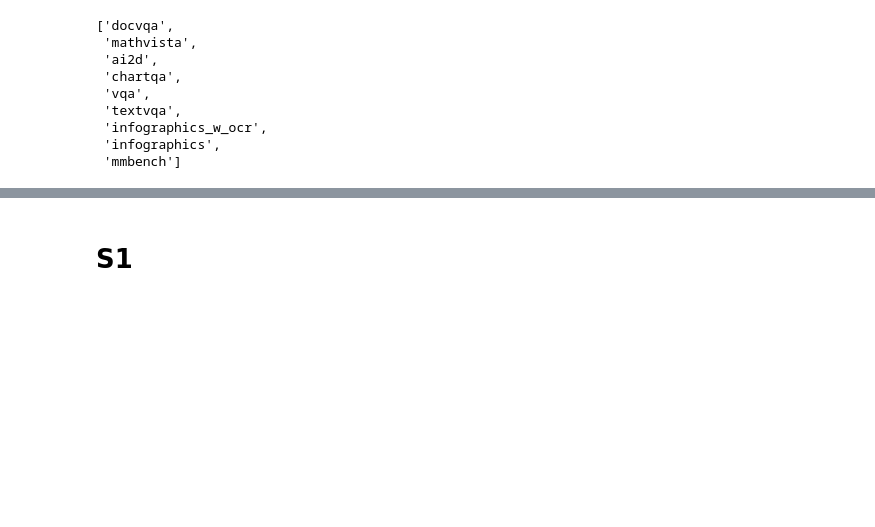
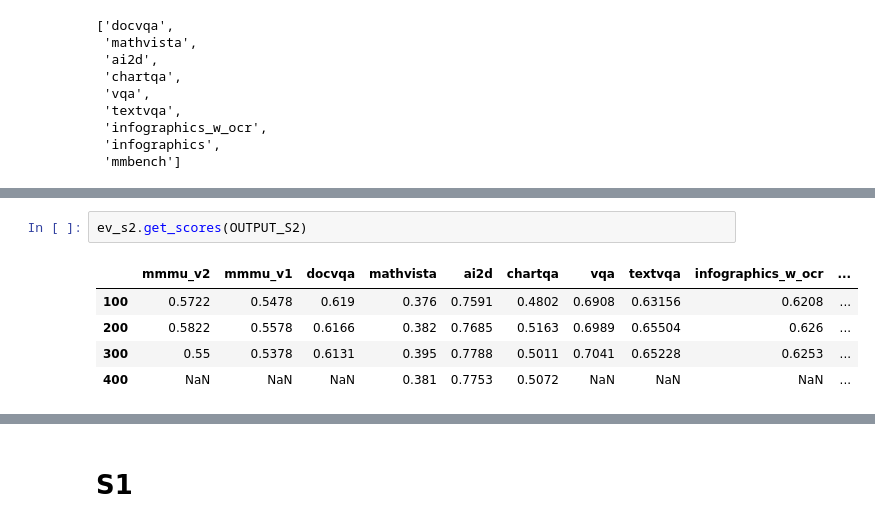
Before and after one commit to harrytranx/experiments, a Jupyter notebook: eval_mm10.ipynb, the cells around one changed output, grey strips where cells are left out. Saved outputs shown, nothing was run; the diff lists cells and outputs as text; blank space fills up the shorter version.

```diff
--- a/eval_mm10.ipynb
+++ b/eval_mm10.ipynb
@@ -52,0 +81,8 @@ Running on host:  submit-1
+# %%
+ev_s2.get_scores(OUTPUT_S2)
+# %% [output]
+|  | mmmu_v2 | mmmu_v1 | docvqa | mathvista | ai2d | chartqa | vqa | textvqa | infographics_w_ocr | ... |
+| 100 | 0.5722 | 0.5478 | 0.619 | 0.376 | 0.7591 | 0.4802 | 0.6908 | 0.63156 | 0.6208 | ... |
+| 200 | 0.5822 | 0.5578 | 0.6166 | 0.382 | 0.7685 | 0.5163 | 0.6989 | 0.65504 | 0.626 | ... |
+| 300 | 0.55 | 0.5378 | 0.6131 | 0.395 | 0.7788 | 0.5011 | 0.7041 | 0.65228 | 0.6253 | ... |
+| 400 | NaN | NaN | NaN | 0.381 | 0.7753 | 0.5072 | NaN | NaN | NaN | ... |
```
Also changed, not shown: parts of 5 cells of this notebook, 3 other files.
